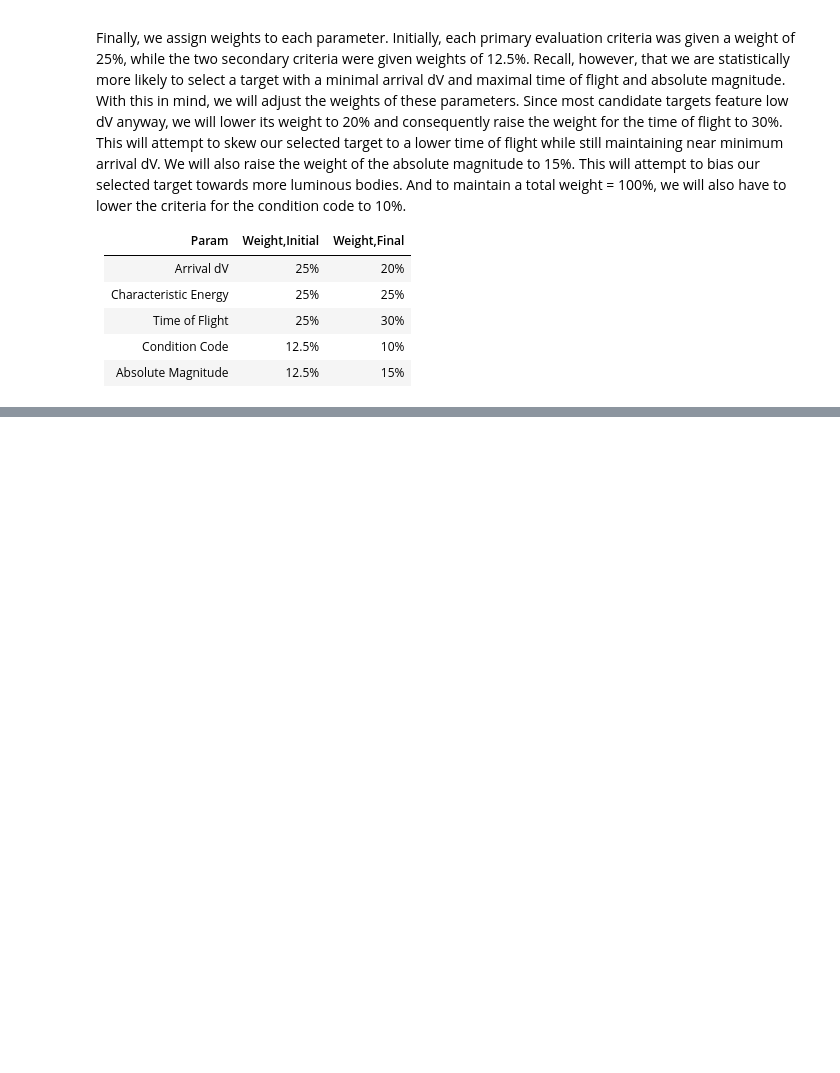
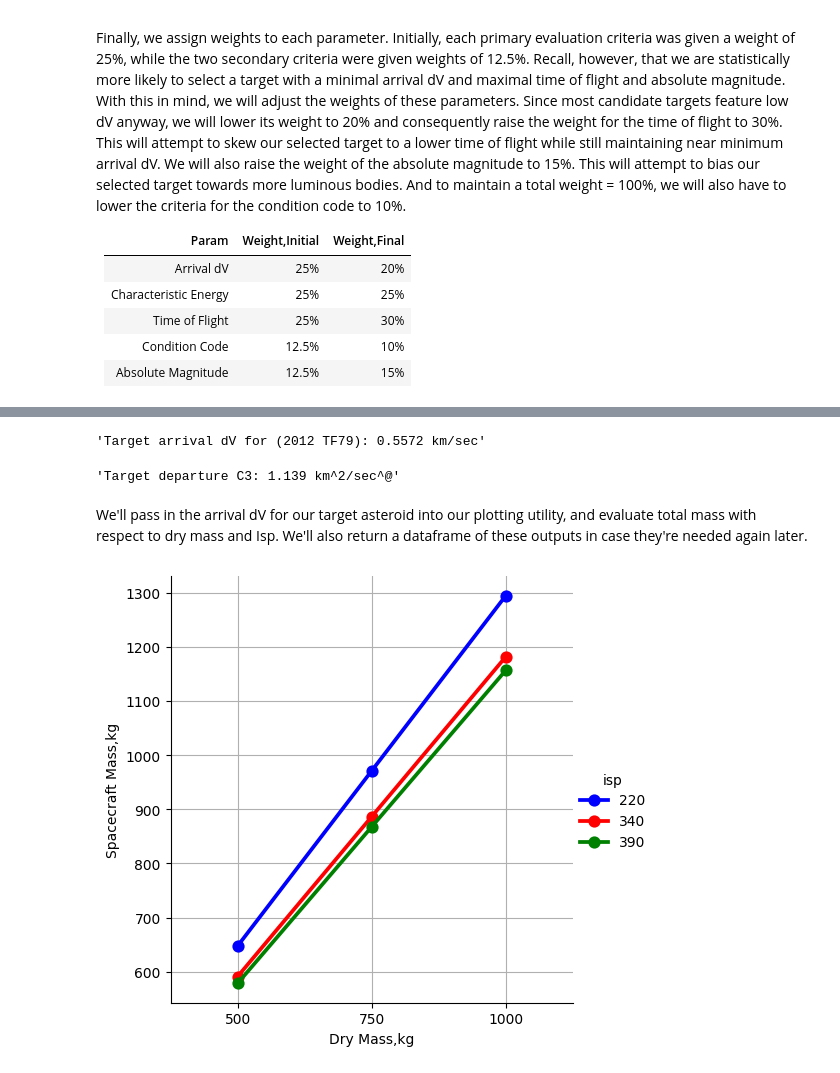
Before and after one commit to pdwatts10/ta-take-home, a Jupyter notebook: target_selection.ipynb, the cells around one changed output, grey strips where cells are left out. Cells and saved outputs as stored; diff of their text form; code cells hidden in the pictures; blank space fills up the shorter version.

```diff
--- a/target_selection.ipynb
+++ b/target_selection.ipynb
@@ -99,0 +116,14 @@ Total Score: 0.455
+# %%
+target_vinf_arr, target_c3 = asteroid_data.loc[asteroid_data['name'] == target_asteroid,['vinf_arr','c3_dep']].values[0,:]
+
+display(f'Target arrival dV for {target_asteroid}: {target_vinf_arr} km/sec')
+display(f'Target departure C3: {round(target_c3,3)} km^2/sec^@')
+# %% [output]
+'Target arrival dV for (2012 TF79): 0.5572 km/sec'
+'Target departure C3: 1.139 km^2/sec^@'
+# %% [markdown]
+We'll pass in the arrival dV for our target asteroid into our plotting utility, and evaluate total mass with respect to dry mass and Isp. We'll also return a dataframe of these outputs in case they're needed again later.
+# %%
+spacecraft_mass = evaluate_total_mass(target_vinf_arr,dry_mass_targs,isp_targs)
+# %% [output]
+[figure, added]
```
Also changed, not shown: parts of 9 cells of this notebook, 1 other file.
